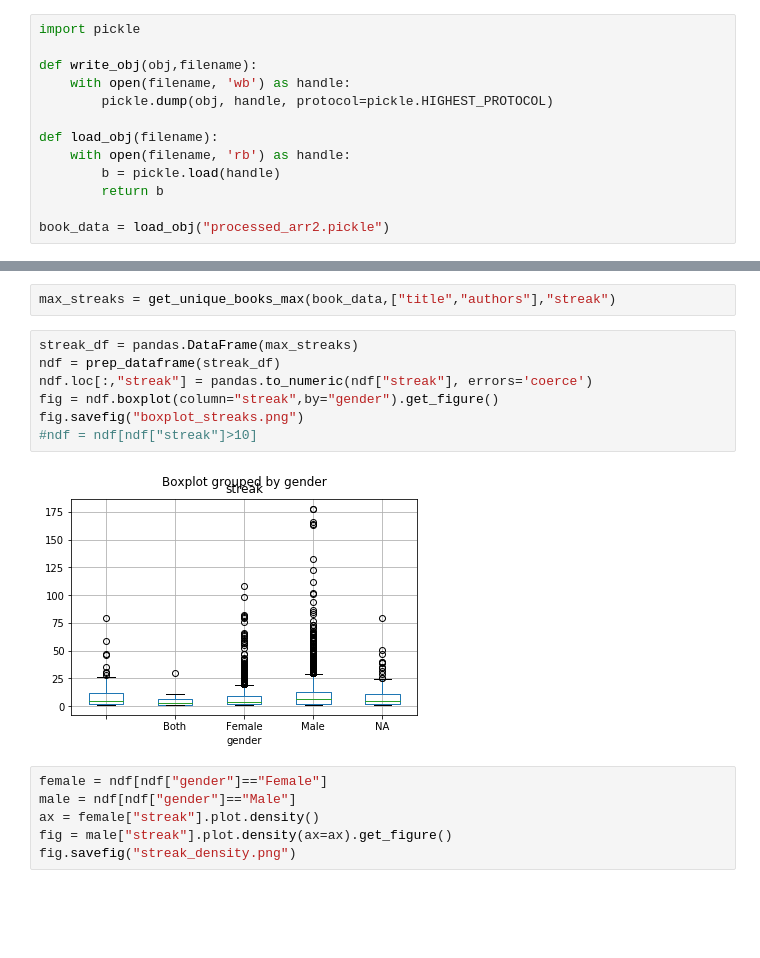
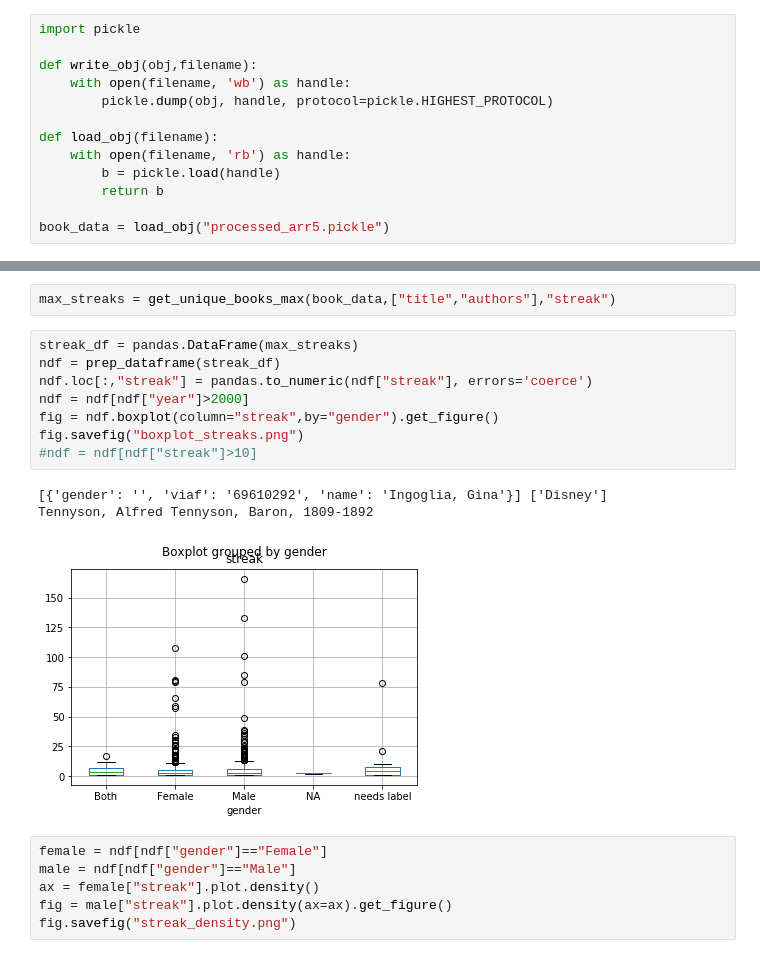
Before and after one commit to cimar/books, a Jupyter notebook: Books Analysis.ipynb, the cells around one changed output, grey strips where cells are left out. Saved outputs shown, nothing was run; the diff lists cells and outputs as text; blank space fills up the shorter version.

Commit message:
manually tagged a bunch of genders

```diff
--- a/Books Analysis.ipynb
+++ b/Books Analysis.ipynb
@@ -10,7 +10,7 @@ def load_obj(filename):
         b = pickle.load(handle)
         return b
 
-book_data = load_obj("processed_arr2.pickle")
+book_data = load_obj("processed_arr5.pickle")
 # %%
 for book in book_data[0:5]:
     print book
@@ -236,12 +581,15 @@ max_streaks = get_unique_books_max(book_data,["title","authors"],"streak")
 # %%
 streak_df = pandas.DataFrame(max_streaks)
 ndf = prep_dataframe(streak_df)
 ndf.loc[:,"streak"] = pandas.to_numeric(ndf["streak"], errors='coerce')
+ndf = ndf[ndf["year"]>2000]
 fig = ndf.boxplot(column="streak",by="gender").get_figure()
 fig.savefig("boxplot_streaks.png")
 #ndf = ndf[ndf["streak"]>10]
 # %% [output]
+[{'gender': '', 'viaf': '69610292', 'name': 'Ingoglia, Gina'}] ['Disney']
+Tennyson, Alfred Tennyson, Baron, 1809-1892
-[figure, old version]
+[figure, new version]
 # %%
 female = ndf[ndf["gender"]=="Female"]
 male = ndf[ndf["gender"]=="Male"]
```
Also changed, not shown: parts of 23 cells of this notebook, 25 other files.
